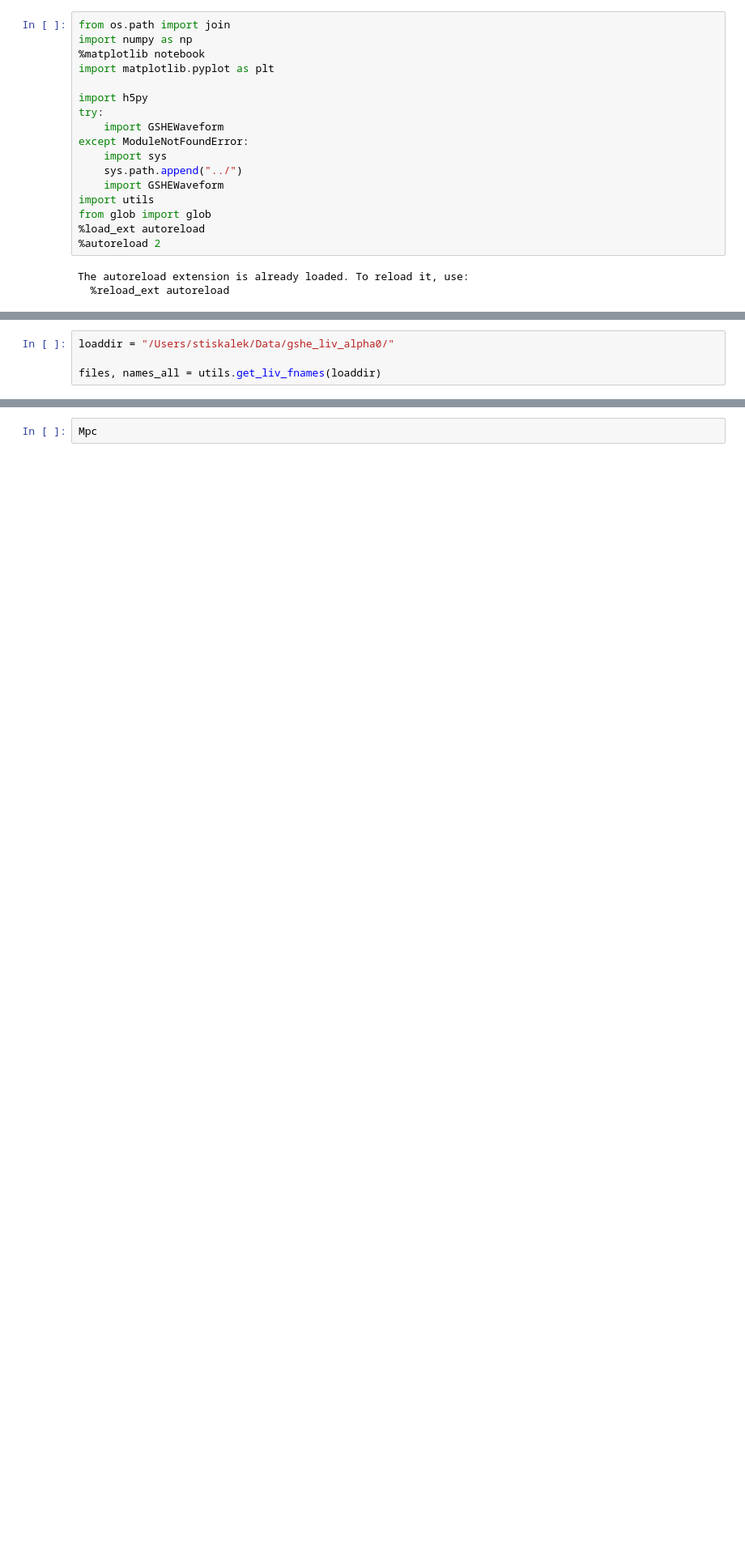
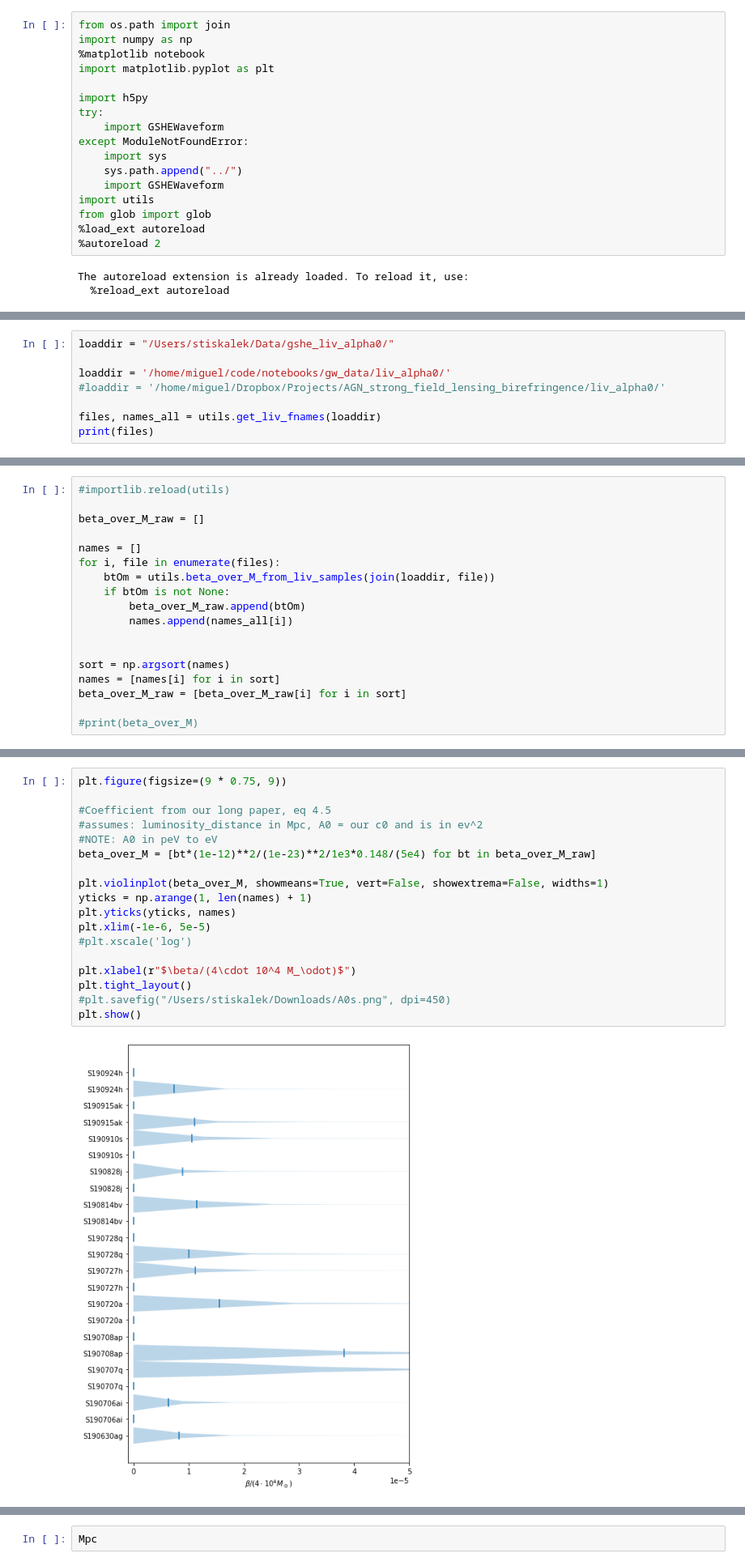
Before and after one commit to Richard-Sti/GSHE_public, a Jupyter notebook: scripts/plot_liv.ipynb, the cells around one changed output, grey strips where cells are left out. Shown: that part at 81% size. Cells and saved outputs as stored; diff of their text form; blank space fills up the shorter version.

Commit message:
plots beta/M

```diff
--- a/scripts/plot_liv.ipynb
+++ b/scripts/plot_liv.ipynb
@@ -21,4 +25,8 @@ The autoreload extension is already loaded. To reload it, use:
 # %%
 loaddir = "/Users/stiskalek/Data/gshe_liv_alpha0/"
 
+loaddir = '/home/miguel/code/notebooks/gw_data/liv_alpha0/'
+#loaddir = '/home/miguel/Dropbox/Projects/AGN_strong_field_lensing_birefringence/liv_alpha0/'
+
 files, names_all = utils.get_liv_fnames(loaddir)
+print(files)
@@ -24,0 +35,18 @@ files, names_all = utils.get_liv_fnames(loaddir)
+# %%
+#importlib.reload(utils)
+
+beta_over_M_raw = []
+
+names = []
+for i, file in enumerate(files):
+    btOm = utils.beta_over_M_from_liv_samples(join(loaddir, file))
+    if btOm is not None:
+        beta_over_M_raw.append(btOm)
+        names.append(names_all[i])
+
+
+sort = np.argsort(names)
+names = [names[i] for i in sort]
+beta_over_M_raw = [beta_over_M_raw[i] for i in sort]
+
+#print(beta_over_M)
@@ -24,0 +73,20 @@ files, names_all = utils.get_liv_fnames(loaddir)
+# %%
+plt.figure(figsize=(9 * 0.75, 9))
+
+#Coefficient from our long paper, eq 4.5
+#assumes: luminosity_distance in Mpc, A0 = our c0 and is in ev^2
+#NOTE: A0 in peV to eV
+beta_over_M = [bt*(1e-12)**2/(1e-23)**2/1e3*0.148/(5e4) for bt in beta_over_M_raw]
+
+plt.violinplot(beta_over_M, showmeans=True, vert=False, showextrema=False, widths=1)
+yticks = np.arange(1, len(names) + 1)
+plt.yticks(yticks, names)
+plt.xlim(-1e-6, 5e-5)
+#plt.xscale('log')
+
+plt.xlabel(r"$\beta/(4\cdot 10^4 M_\odot)$")
+plt.tight_layout()
+#plt.savefig("/Users/stiskalek/Downloads/A0s.png", dpi=450)
+plt.show()
+# %% [output]
+[figure, added]
```
Also changed, not shown: parts of 9 cells of this notebook, 1 other file.
